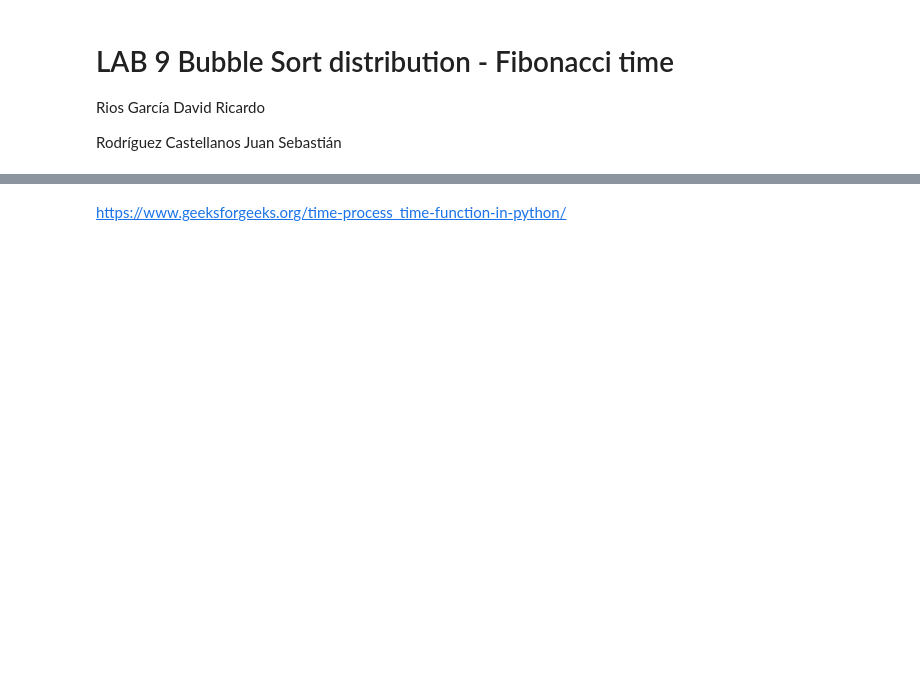
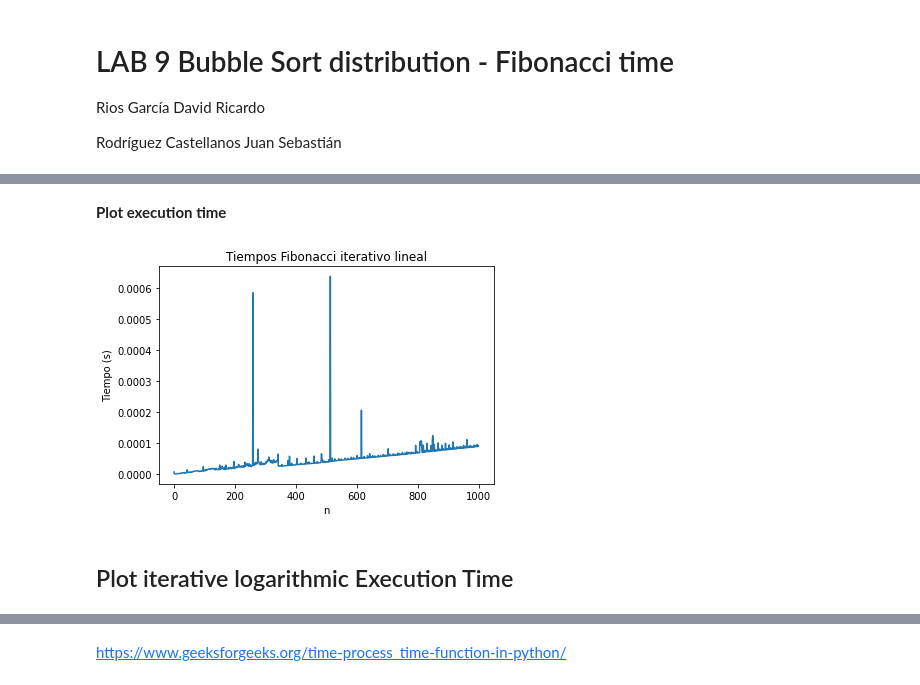
Before and after one commit to juarodriguezc/AlgorithmsUN2021I, a Jupyter notebook: Lab9/FibonacciTimesGroup18.ipynb, the cells around one changed output, grey strips where cells are left out. Saved outputs shown, nothing was run; the diff lists cells and outputs as text; code cells hidden in the pictures; blank space fills up the shorter version.

```diff
--- a/Lab9/FibonacciTimesGroup18.ipynb
+++ b/Lab9/FibonacciTimesGroup18.ipynb
@@ -6,0 +41,27 @@ Rodríguez Castellanos Juan Sebastián
+# %%
+# fibI - Fibonacci Iterartive (forward) O(n lgn)
+def fibI(n):
+    a, b = 0, 1
+    for i in range(n):
+        a, b = b, a+b
+    return a
+# %% [markdown]
+**Plot execution time**
+# %%
+rangeL = []
+linTimes= []
+for i in range (1000):
+  rangeL.append(i)
+  t0 = process_time()
+  fibI(i)
+  tf =process_time()
+  linTimes.append(tf-t0)
+plt.title("Tiempos Fibonacci iterativo lineal")
+plt.plot(rangeL, linTimes,label="Fibonacci lineal",color = "tab:blue")
+plt.xlabel("n")
+plt.ylabel("Tiempo (s)")
+plt.show()
+# %% [output]
+[figure, added]
+# %% [markdown]
+## Plot iterative logarithmic Execution Time
```
Also changed, not shown: parts of 32 cells of this notebook.
